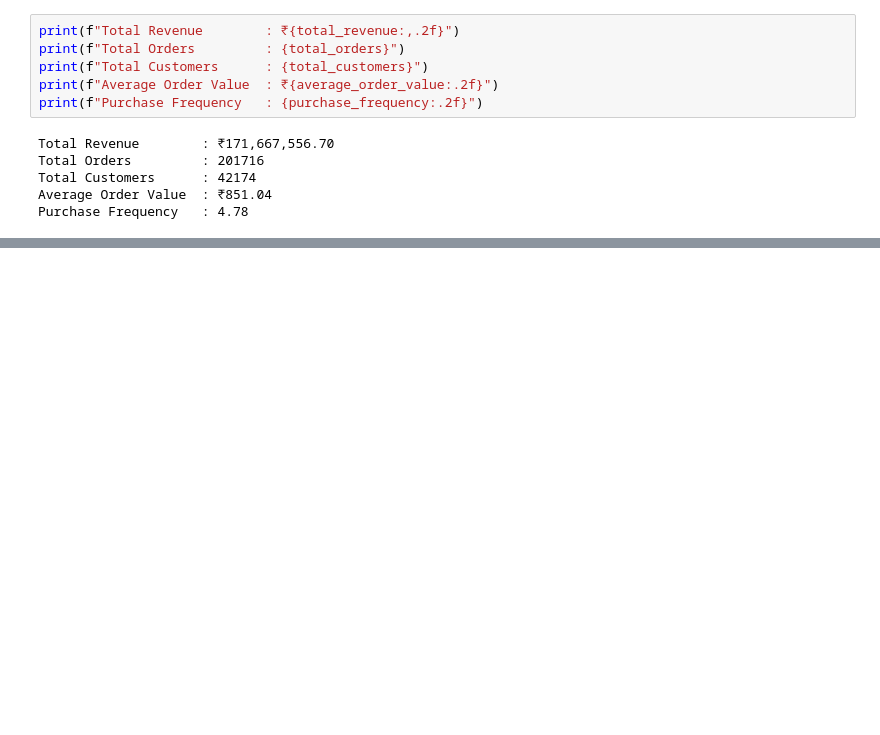
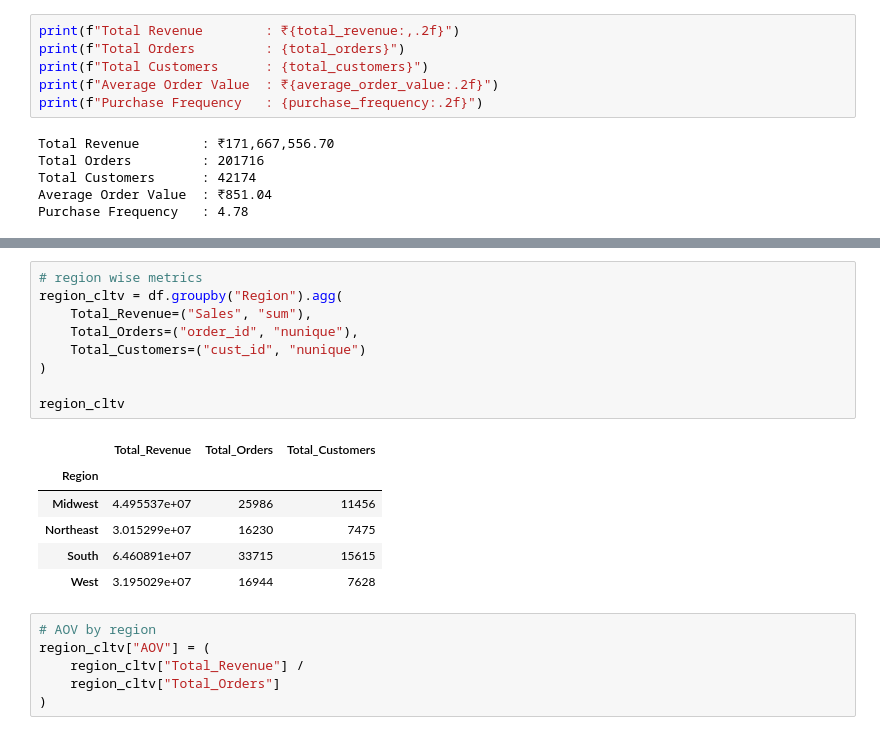
Before and after one commit to Shravani-salunke/Data-Analytics-Project2, a Jupyter notebook: notebook/eda.ipynb, the cells around one changed output, grey strips where cells are left out. Cells and saved outputs as stored; diff of their text form; blank space fills up the shorter version.

```diff
--- a/notebook/eda.ipynb
+++ b/notebook/eda.ipynb
@@ -622,0 +643,22 @@ Purchase Frequency   : 4.78
+# %%
+# region wise metrics
+region_cltv = df.groupby("Region").agg(
+    Total_Revenue=("Sales", "sum"),
+    Total_Orders=("order_id", "nunique"),
+    Total_Customers=("cust_id", "nunique")
+)
+
+region_cltv
+# %% [output]
+|  | Total_Revenue | Total_Orders | Total_Customers |
+| Region |  |  |  |
+| Midwest | 4.495537e+07 | 25986 | 11456 |
+| Northeast | 3.015299e+07 | 16230 | 7475 |
+| South | 6.460891e+07 | 33715 | 15615 |
+| West | 3.195029e+07 | 16944 | 7628 |
+# %%
+# AOV by region
+region_cltv["AOV"] = (
+    region_cltv["Total_Revenue"] /
+    region_cltv["Total_Orders"]
+)
```
Also changed, not shown: parts of 6 cells of this notebook.
